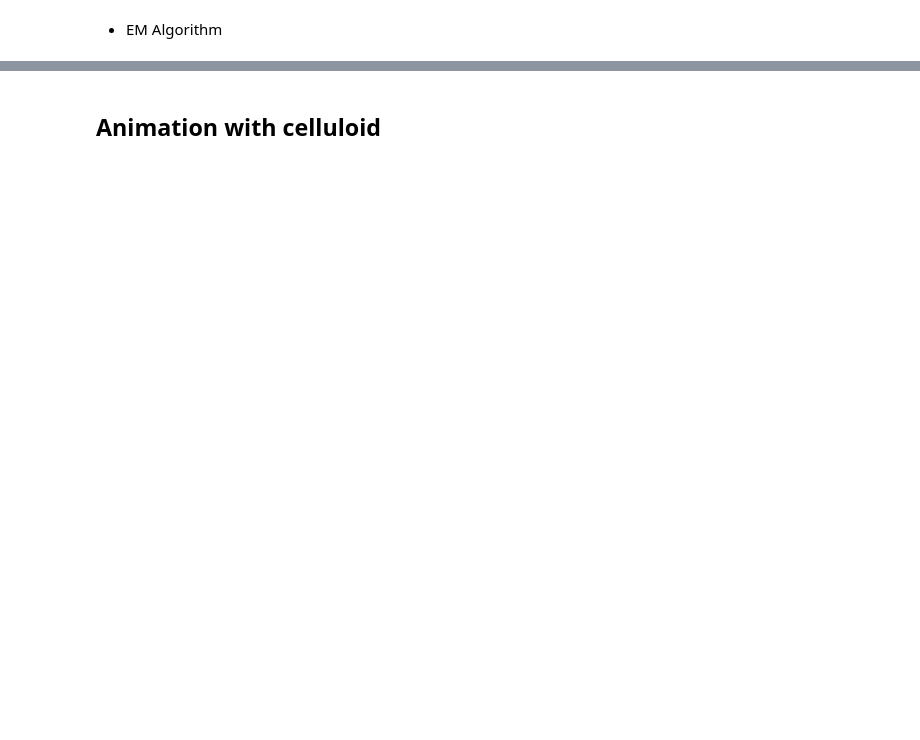
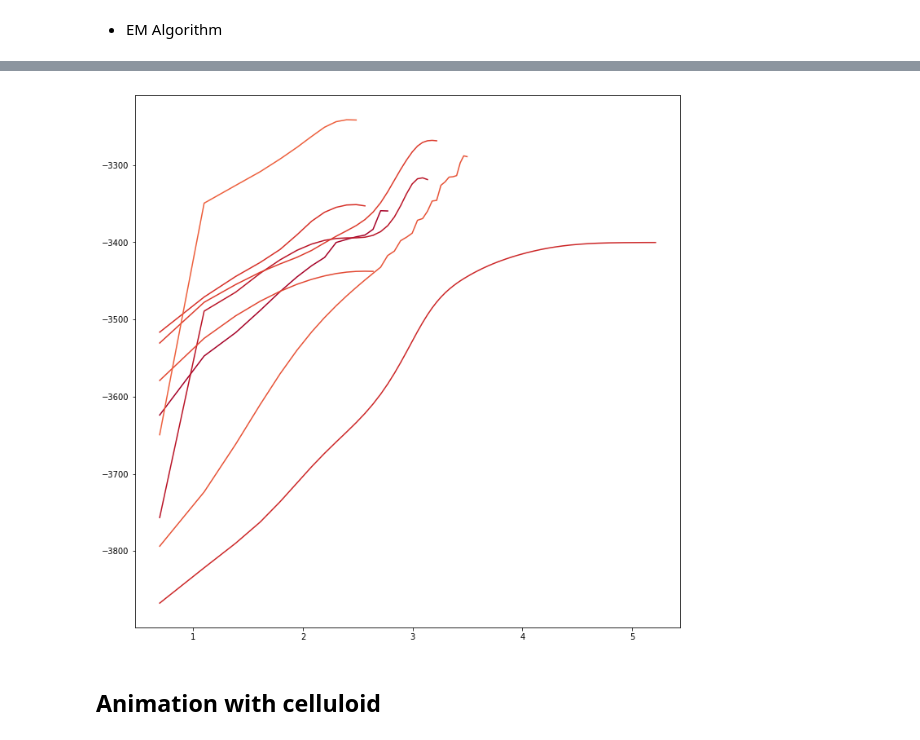
Before and after one commit to fd0r/PGM_PS2, a Jupyter notebook: Lab.ipynb, the cells around one changed output, grey strips where cells are left out. Drawn from its saved outputs; the diff is of its cells as text; code cells hidden in the pictures; blank space fills up the shorter version.

```diff
--- a/Lab.ipynb
+++ b/Lab.ipynb
@@ -648,7 +649,8 @@ for k in range(10):
 # %%
-fig = plt.figure()
+fig = plt.figure(figsize=(12,12))
 ax = fig.add_subplot(111)
 for i, log_like in enumerate(log_likes):
-    ax.lines(np.log(range(1,len(log_like))),log_like)
+    if len(log_like)>2:
+        ax.plot(np.log(range(2,len(log_like)+1)) ,log_like[1:], c=plt.cm.RdYlBu(i*5                                                                           ))
 plt.show()
 # %% [output]
@@ -656,3 +657,4 @@ SyntaxError: unexpected EOF while parsing (<ipython-input-32-742b30c51dc0>, line
+[figure, added]
 # %% [markdown]
 ## Animation with celluloid
 # %%
```
Also changed, not shown: parts of 13 cells of this notebook.
